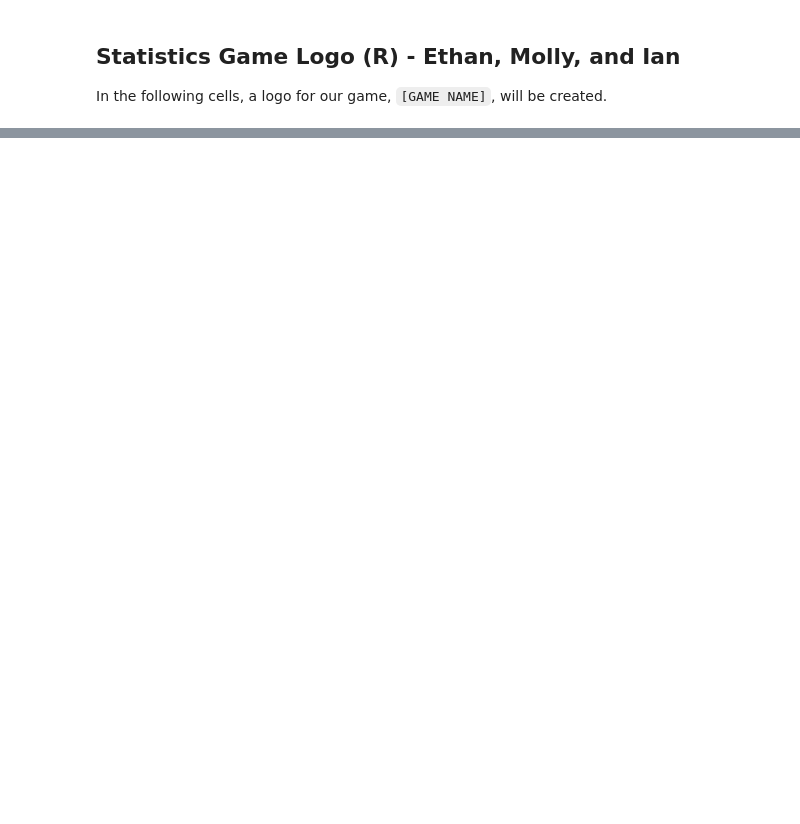
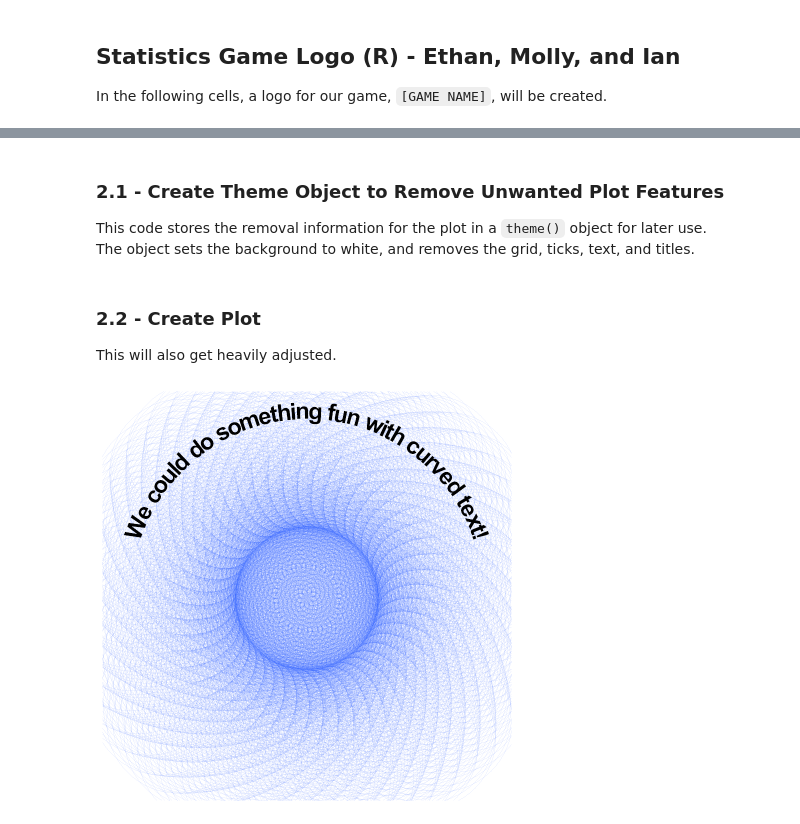
Before and after one commit to cometbeetle/StatisticsShared, a Jupyter notebook: Probability_Game/game_logo.ipynb, the cells around one changed output, grey strips where cells are left out. Drawn from its saved outputs; the diff is of its cells as text; code cells hidden in the pictures; blank space fills up the shorter version.

```diff
--- a/Probability_Game/game_logo.ipynb
+++ b/Probability_Game/game_logo.ipynb
@@ -51,0 +39,24 @@ plt
+# %%
+# Define the number of points
+points <- 2000
+
+# Define the angle
+angle <- pi*(3-sqrt(2.1))
+
+# Spiral dataset
+t <- (1:points) * angle
+x_spiral <- cos(t)
+y_spiral <- sin(t)
+
+# Circle dataset
+r <- 10000
+x_circle <- seq(-r, r)
+y_circle <- sqrt(r^2 - x_circle^2)
+
+# Create dataframes
+spiral <- data.frame(t, x_spiral, y_spiral)
+circle <- data.frame(x_circle, y_circle)
+# %% [markdown]
+### 2.1 - Create Theme Object to Remove Unwanted Plot Features
+This code stores the removal information for the plot in a `theme()` object for later use. <br>
+The object sets the background to white, and removes the grid, ticks, text, and titles.
@@ -51,0 +70,19 @@ plt
+# %% [markdown]
+### 2.2 - Create Plot
+This will also get heavily adjusted.
+# %%
+# Make a scatter plot of points in a spiral
+plt <- ggplot() +
+    # Points layer 1
+    geom_point(data = spiral, aes(x_spiral*t, y_spiral*t),
+               size = 80, alpha = 0.1, shape = 1, color = "#1c51ff") +
+    # Remove axes, labels, etc.
+    remove_axes +
+    # Curved text layer
+    geom_textpath(data = circle, aes(x_circle, y_circle),
+                  size = 10, label = "We could do something fun with curved text!",
+                  text_only = TRUE, fontface = "bold")
+
+plt
+# %% [output]
+[figure, added]
```
Also changed, not shown: parts of 7 cells of this notebook.
